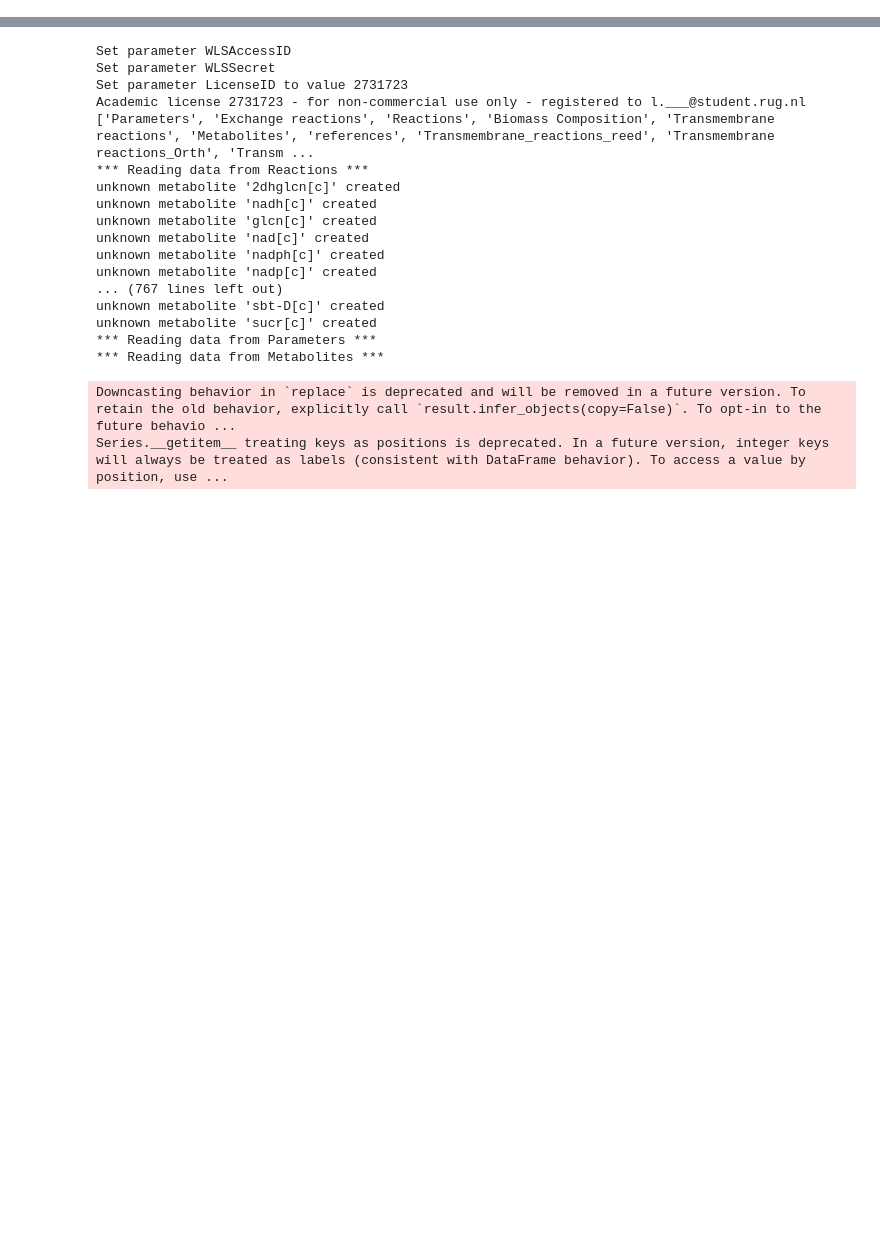
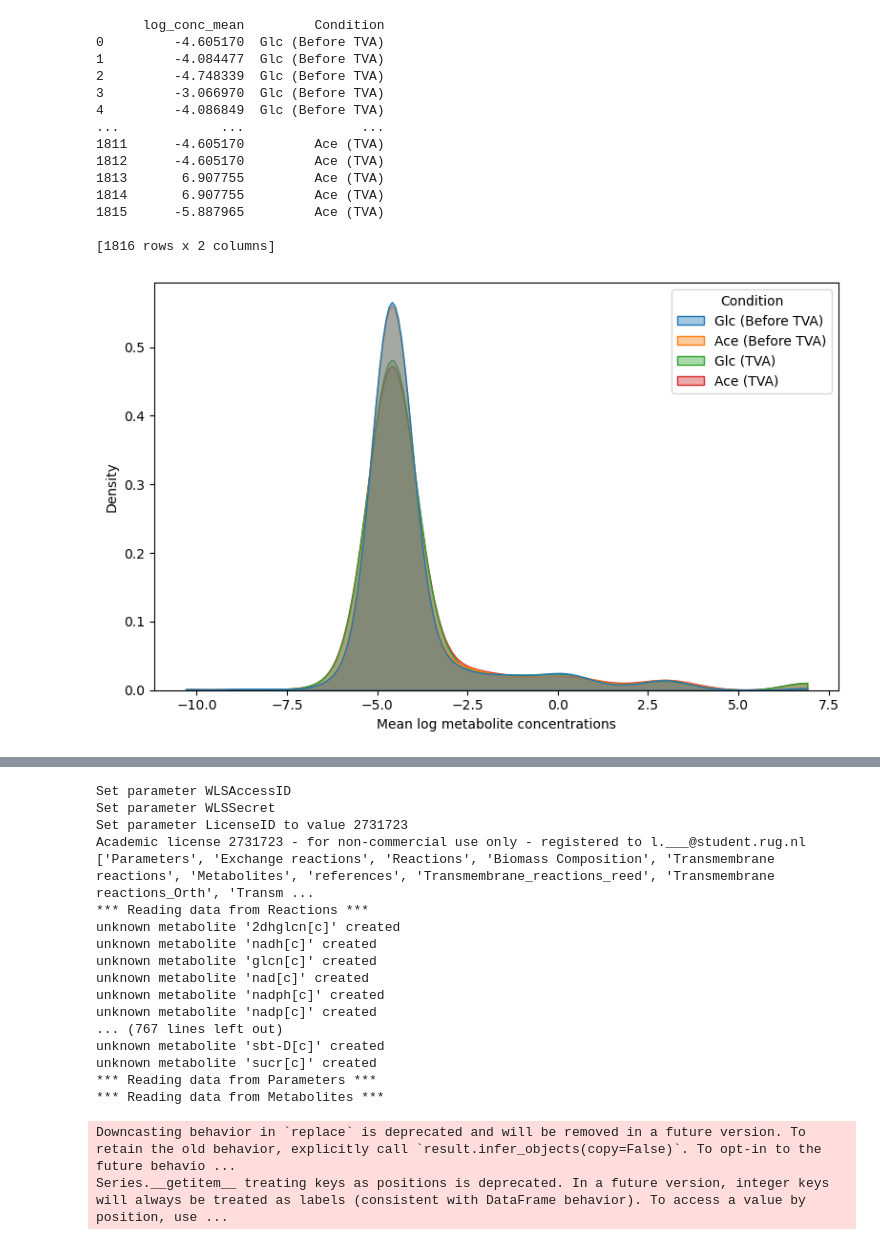
Before and after one commit to lasillje/MSC-Thermo, a Jupyter notebook: ecoli_flux_bounds/tfva_ecoli.ipynb, the cells around one changed output, grey strips where cells are left out. Cells and saved outputs as stored; diff of their text form; code cells hidden in the pictures; blank space fills up the shorter version.

```diff
--- a/ecoli_flux_bounds/tfva_ecoli.ipynb
+++ b/ecoli_flux_bounds/tfva_ecoli.ipynb
@@ -955,0 +1014,24 @@ Image('tfva_sankey.png')
+# %%
+from scipy.stats import norm
+
+def conc_to_logdist(lower_bound, upper_bound, frac_of_area = 0.95):
+
+    if lower_bound <= 0 or upper_bound <= 0:
+        raise ValueError("Concentration bounds must be positive")
+    if  lower_bound > upper_bound:
+        raise ValueError("Lower bound cannot be higher than upper bound")
+    if frac_of_area <= 0.0 or frac_of_area > 1.0:
+        raise ValueError("Fraction of area must be between 0.0 and 1.0")
+
+    # Linear to ln
+    ln_lower = np.log(lower_bound)
+    ln_upper = np.log(upper_bound)
+
+    # Standard deviations based on frac_of_area
+    beta = (1.0 - frac_of_area) / 2.0 # Area per tail
+    Z = norm.ppf(1.0 - beta) # About 1.96 for frac = 0.95
+
+    log_mean = (ln_lower + ln_upper) /  2.0
+    log_std = (ln_upper - ln_lower) / (2.0 * Z) # Distance of bounds divided by total number of standard deviations to get a std value
+
+    return (log_mean, log_std)
@@ -984,0 +1210,18 @@ def setup_model(condition, mets_tva=None):
+# %%
+visualize_kde_concs("results/bounds/ecoli_WT_Glc_concs_before_tva.csv", "results/bounds/ecoli_WT_Ace_concs_before_tva.csv", "results/bounds/ecoli_WT_Glc_concs_after_tva.csv", "results/bounds/ecoli_WT_Ace_concs_after_tva.csv")
+# %% [output]
+      log_conc_mean         Condition
+0         -4.605170  Glc (Before TVA)
+1         -4.084477  Glc (Before TVA)
+2         -4.748339  Glc (Before TVA)
+3         -3.066970  Glc (Before TVA)
+4         -4.086849  Glc (Before TVA)
+...             ...               ...
+1811      -4.605170         Ace (TVA)
+1812      -4.605170         Ace (TVA)
+1813       6.907755         Ace (TVA)
+1814       6.907755         Ace (TVA)
+1815      -5.887965         Ace (TVA)
+
+[1816 rows x 2 columns]
+[figure, added]
```
Also changed, not shown: parts of 16 cells of this notebook, 8 other files.
